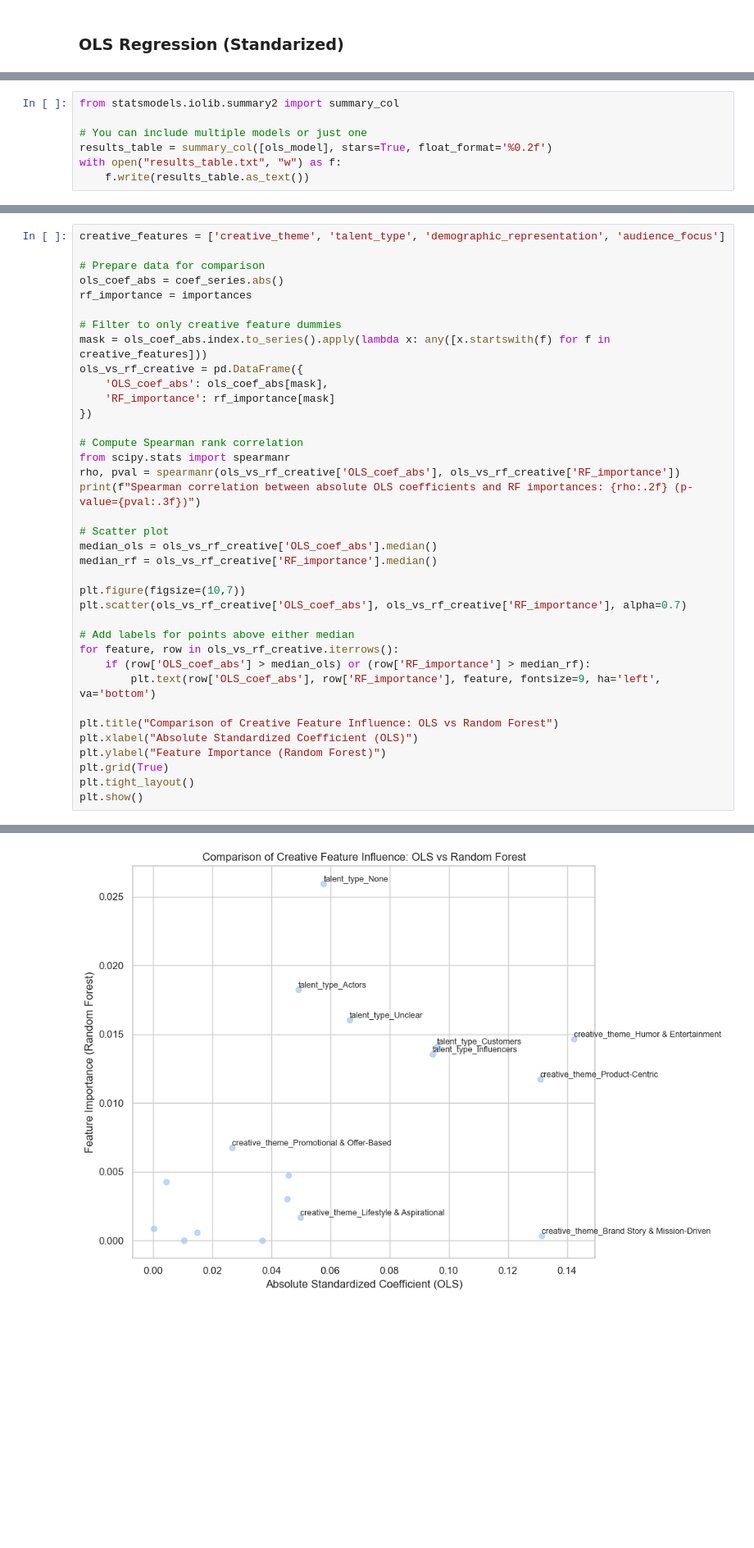
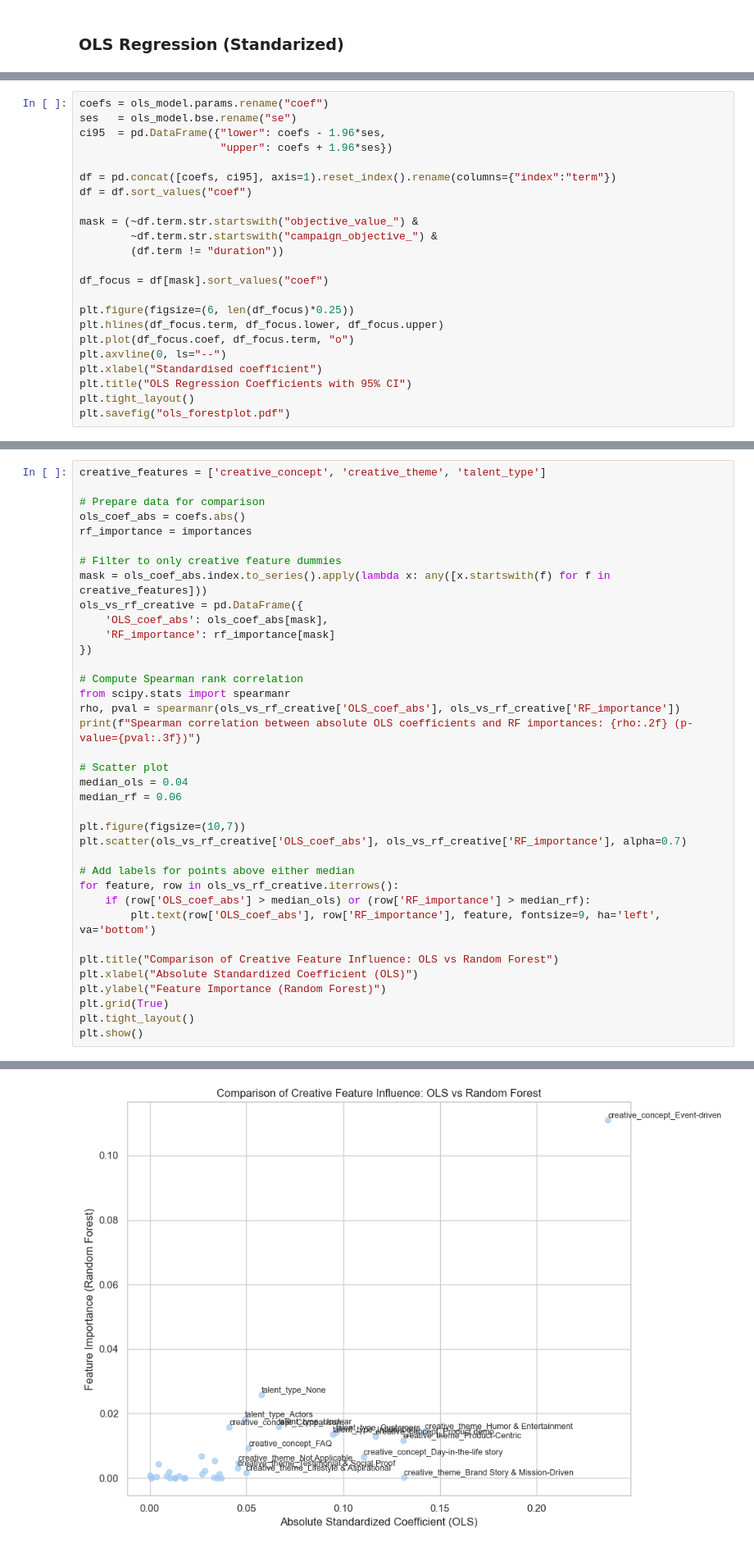
Before and after one commit to camilojaure/NarrativeLens, a Jupyter notebook: src/modeling/regression_analysis_thesis.ipynb, the cells around one changed output, grey strips where cells are left out. Shown: that part at 82% size. Saved outputs shown, nothing was run; the diff lists cells and outputs as text; blank space fills up the shorter version.

```diff
--- a/src/modeling/regression_analysis_thesis.ipynb
+++ b/src/modeling/regression_analysis_thesis.ipynb
@@ -236,9 +236,25 @@ Notes:
 [2] The smallest eigenvalue is 3.45e-29. This might indicate that there are
 strong multicollinearity problems or that the design matrix is singular.
 # %%
-from statsmodels.iolib.summary2 import summary_col
+coefs = ols_model.params.rename("coef")
+ses   = ols_model.bse.rename("se")
+ci95  = pd.DataFrame({"lower": coefs - 1.96*ses,
+                      "upper": coefs + 1.96*ses})
 
-# You can include multiple models or just one
-results_table = summary_col([ols_model], stars=True, float_format='%0.2f')
-with open("results_table.txt", "w") as f:
-    f.write(results_table.as_text())
+df = pd.concat([coefs, ci95], axis=1).reset_index().rename(columns={"index":"term"})
+df = df.sort_values("coef")
+
+mask = (~df.term.str.startswith("objective_value_") &
+        ~df.term.str.startswith("campaign_objective_") &
+        (df.term != "duration"))
+
+df_focus = df[mask].sort_values("coef")
+
+plt.figure(figsize=(6, len(df_focus)*0.25))
+plt.hlines(df_focus.term, df_focus.lower, df_focus.upper)
+plt.plot(df_focus.coef, df_focus.term, "o")
+plt.axvline(0, ls="--")
+plt.xlabel("Standardised coefficient")
+plt.title("OLS Regression Coefficients with 95% CI")
+plt.tight_layout()
+plt.savefig("ols_forestplot.pdf")
@@ -308,8 +305,8 @@ plt.show()
 # %%
-creative_features = ['creative_theme', 'talent_type', 'demographic_representation', 'audience_focus']
+creative_features = ['creative_concept', 'creative_theme', 'talent_type']
 
 # Prepare data for comparison
-ols_coef_abs = coef_series.abs()
+ols_coef_abs = coefs.abs()
 rf_importance = importances
 
 # Filter to only creative feature dummies
@@ -325,8 +322,8 @@ rho, pval = spearmanr(ols_vs_rf_creative['OLS_coef_abs'], ols_vs_rf_creative['RF
 print(f"Spearman correlation between absolute OLS coefficients and RF importances: {rho:.2f} (p-value={pval:.3f})")
 
 # Scatter plot
-median_ols = ols_vs_rf_creative['OLS_coef_abs'].median()
-median_rf = ols_vs_rf_creative['RF_importance'].median()
+median_ols = 0.04
+median_rf = 0.06
 
 plt.figure(figsize=(10,7))
 plt.scatter(ols_vs_rf_creative['OLS_coef_abs'], ols_vs_rf_creative['RF_importance'], alpha=0.7)
@@ -347 +344 @@ Spearman correlation between absolute OLS coefficients and RF importances: 0.50
-[figure, old version]
+[figure, new version]
```
Also changed, not shown: parts of 6 cells of this notebook, 3 other files.
